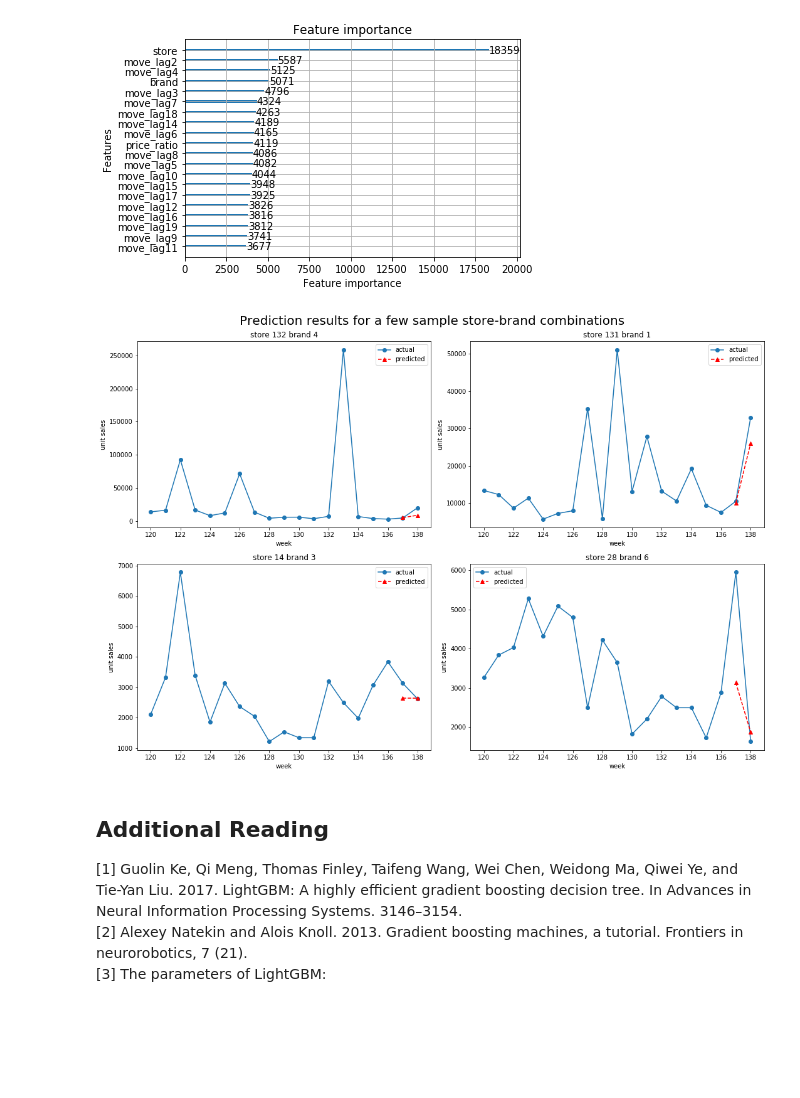
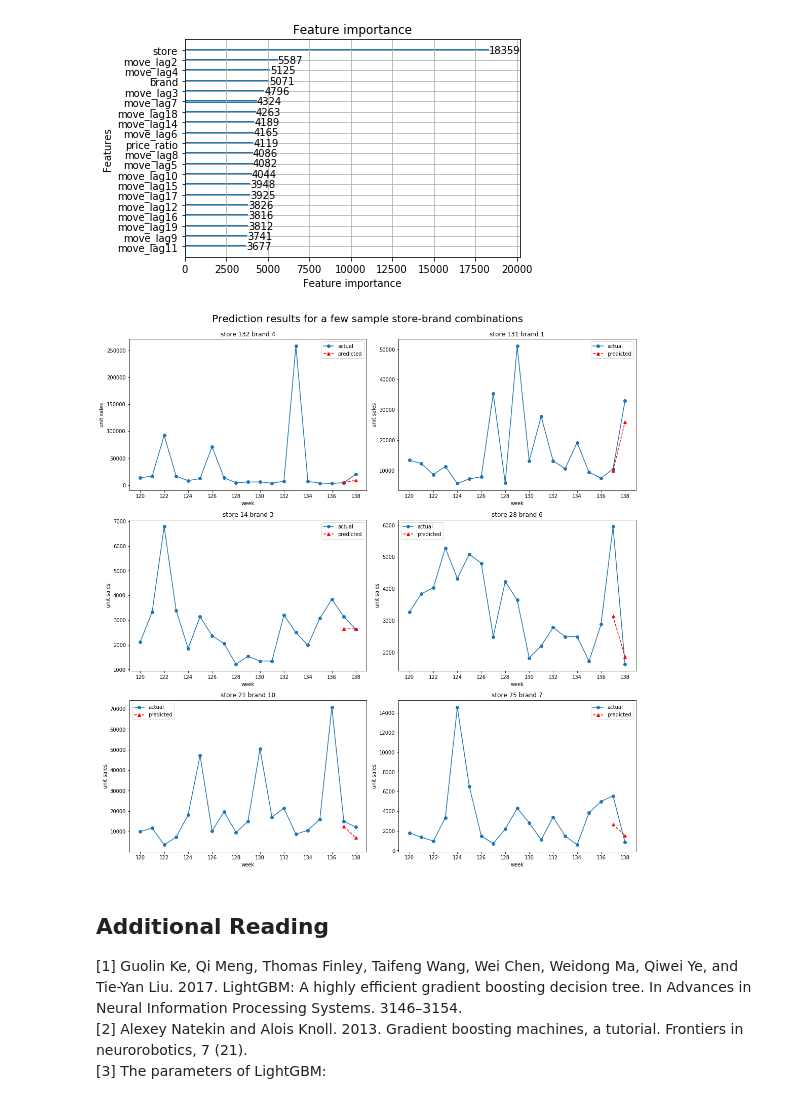
Before and after one commit to microsoft/forecasting, a Jupyter notebook: examples/00_quick_start/lightgbm_retail_point_forecast.ipynb, the cells around one changed output. Drawn from its saved outputs; the diff is of its cells as text; code cells hidden in the pictures; blank space fills up the shorter version.

Commit message:
added text and renamed predict function

```diff
--- a/examples/00_quick_start/lightgbm_retail_point_forecast.ipynb
+++ b/examples/00_quick_start/lightgbm_retail_point_forecast.ipynb
@@ -71,7 +73,7 @@ params = {
     "num_rounds": 940,
     "early_stopping_rounds": 125,
     "num_threads": 16,
-    "verbose_eval": 20,
+    "verbose_eval": 25,
     "seed": 1,
 }
 
@@ -174,25 +179,20 @@ Maximum training week number is 135
 # %%
-print("Training and predicting models...")
 # Create training set
 dtrain = lgb.Dataset(train_fea.drop("move", axis=1, inplace=False), label=train_fea["move"])
 
 # Train GBM model
-print("Training model...")
-bst = lgb.train(params, dtrain, valid_sets=[dtrain], categorical_feature=categ_fea, verbose_eval=False)
+print("Training LightGBM model...")
+bst = lgb.train(params, dtrain, valid_sets=[dtrain], categorical_feature=categ_fea)
 
 # Generate forecasts
 test_fea = features[features.week >= bs.TEST_START_WEEK_LIST[r]].reset_index(drop=True)
 idx_cols = ["store", "brand", "week"]
-pred = (
-    make_predictions(test_fea, bst, target_col="move", idx_cols=idx_cols)
-    .sort_values(by=idx_cols)
-    .reset_index(drop=True)
-)
+pred = predict(test_fea, bst, target_col="move", idx_cols=idx_cols).sort_values(by=idx_cols).reset_index(drop=True)
 # Additional columns required by the submission format
 pred["round"] = r + 1
 pred["weeks_ahead"] = pred["week"] - bs.TRAIN_END_WEEK_LIST[r]
 print(pred)
-print("")
+# print("")
 
 # Evaluate prediction accuracy
 test_df = pd.read_csv(os.path.join(TEST_DIR, "test_round_" + str(r + 1) + ".csv"))
@@ -200,7 +200,6 @@ test_df["actual"] = test_df["logmove"].apply(lambda x: round(math.exp(x)))
 test_df.drop("logmove", axis=1, inplace=True)
 combined = pd.merge(pred, test_df, on=["store", "brand", "week"], how="left")
 metric_value = MAPE(combined["move"], combined["actual"]) * 100
-print("")
+# print("")
 print("MAPE of current round is {}".format(metric_value))
-print("")
 # %% [output]
@@ -233,51 +230,46 @@ plt.show()
 Plot feature importances...
 [figure]
 # %%
-# Visualize forecast results
-
-import itertools
-from matplotlib.ticker import MaxNLocator
-
 results = pd.concat([combined], axis=0)
 random.seed(2)
 
-num_samples = 4
+num_samples = 6
 min_week = 120
 store_brands = list(itertools.product(store_list, brand_list))
 sample_store_brands = random.sample(store_brands, num_samples)
 max_week = max(results["week"].unique())
 sales = pd.read_csv(os.path.join(DATA_DIR, "yx.csv"))
 sales["move"] = sales["logmove"].apply(lambda x: round(math.exp(x)) if x > 0 else 0)
-fig, axes = plt.subplots(nrows=2, ncols=2, figsize=(15, 10))
+fig, axes = plt.subplots(nrows=math.ceil(num_samples / 2), ncols=2, figsize=(15, 5 * math.ceil(num_samples / 2)))
 fig.suptitle("Prediction results for a few sample store-brand combinations", y=1.02, fontsize=20)
 
 sample_id = 0
 for row in axes:
     for col in row:
         if sample_id < len(sample_store_brands):
             [store_id, brand_id] = sample_store_brands[sample_id]
             sales_sub = sales.loc[
                 (sales.store == store_id)
                 & (sales.brand == brand_id)
                 & (sales.week <= max_week)
                 & (sales.week >= min_week)
             ]
             results_sub = results.loc[
                 (results.store == store_id) & (results.brand == brand_id) & (results.week >= min_week)
             ]
             col.plot(sales_sub["week"], sales_sub["move"], marker="o")
             col.plot(results_sub["week"], results_sub["move"], linestyle="--", marker="^", color="red")
             col.set_title("store {} brand {}".format(*sample_store_brands[sample_id]))
             col.xaxis.set_major_locator(MaxNLocator(integer=True))
             col.set_xlabel("week")
             col.set_ylabel("unit sales")
             col.legend(labels=["actual", "predicted"])
             sample_id += 1
         else:
             col.axis("off")
 plt.tight_layout()
 # %% [output]
-[figure, old version]
+[figure, new version]
 # %% [markdown]
 ## Additional Reading
 
```
Also changed, not shown: parts of 9 cells of this notebook, 1 other file.
